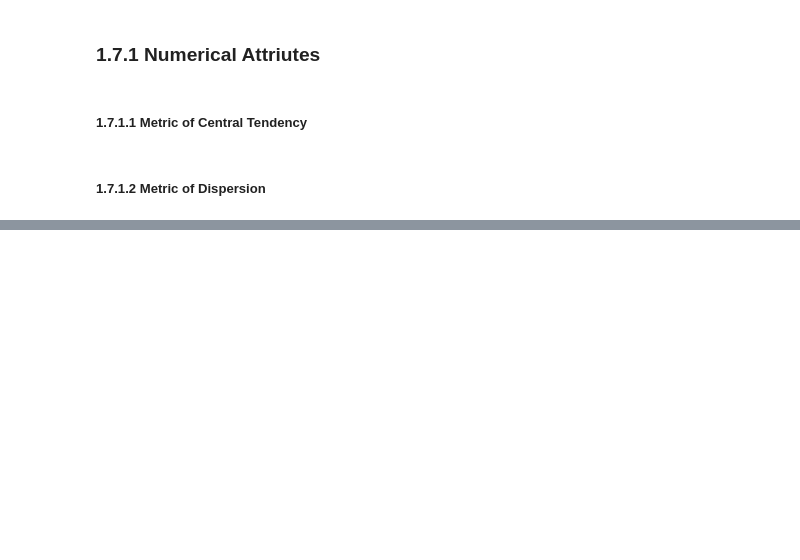
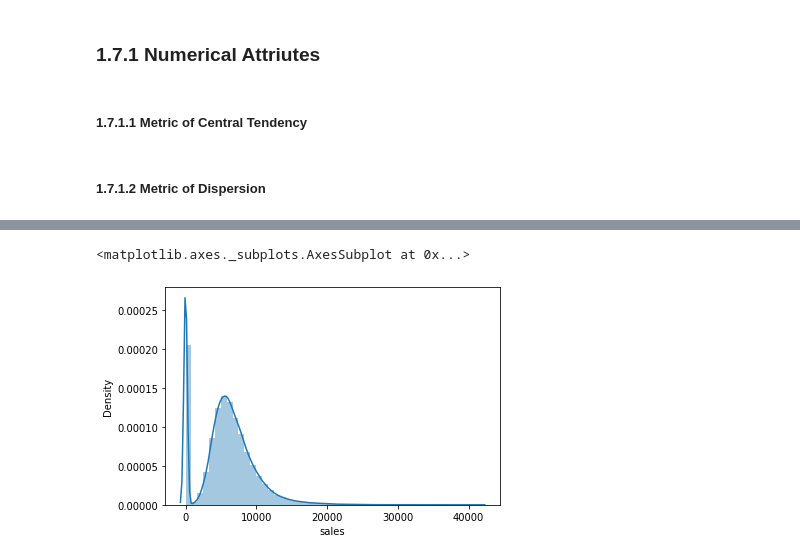
Before and after one commit to miguelzeph/curso_ds_em_producao, a Jupyter notebook: m02_v01_store_sales_prediction.ipynb, the cells around one changed output, grey strips where cells are left out. Saved outputs shown, nothing was run; the diff lists cells and outputs as text; code cells hidden in the pictures; blank space fills up the shorter version.

```diff
--- a/m02_v01_store_sales_prediction.ipynb
+++ b/m02_v01_store_sales_prediction.ipynb
@@ -359,3 +364,15 @@ m
 | 11 | promo2_since_week | 1.0 | 52.0 | 51.0 | 23.619033 | 22.0 | 14.310057 | 0.178723 | -1.184046 |
 | 12 | promo2_since_year | 1.0 | 2015.0 | 2014.0 | 1018.981976 | 2009.0 | 993.944489 | -0.002570 | -1.999567 |
 | 13 | is_promo | 0.0 | 1.0 | 1.0 | 0.161100 | 0.0 | 0.367623 | 1.843742 | 1.399388 |
+# %%
+# Análises
+
+# SALES
+# - veja que a média e mediana são muito pŕoximas, logo não há um deslocamento da distribuição normal muito grande.
+# - A skew é uma representação do quão deslocado está sua distribuição normal, quanto mais próximo de ZERO, mais centralizada está.
+# - A Kutrosi próximo de 1, é o ideal para uma distribuição normal, contudo, valores altos de kurtosi, refletem no tamanho do pico
+
+sns.distplot(df1['sales'])
+# %% [output]
+<matplotlib.axes._subplots.AxesSubplot at 0x...>
+[figure, added]
```
Also changed, not shown: parts of 10 cells of this notebook.
